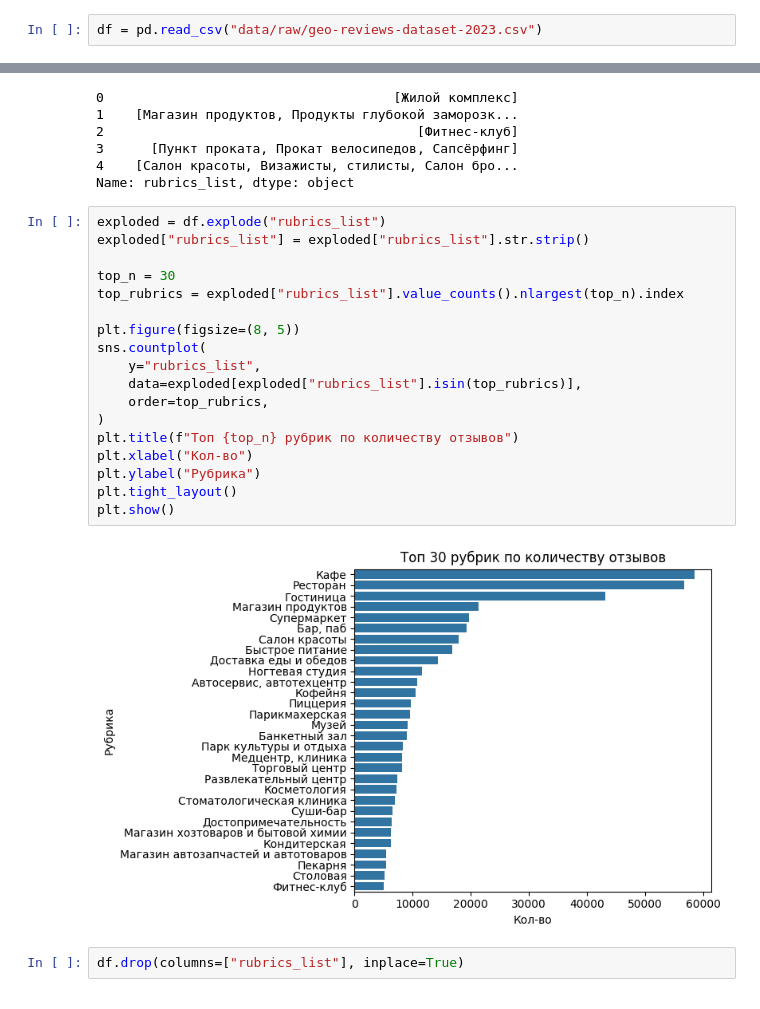
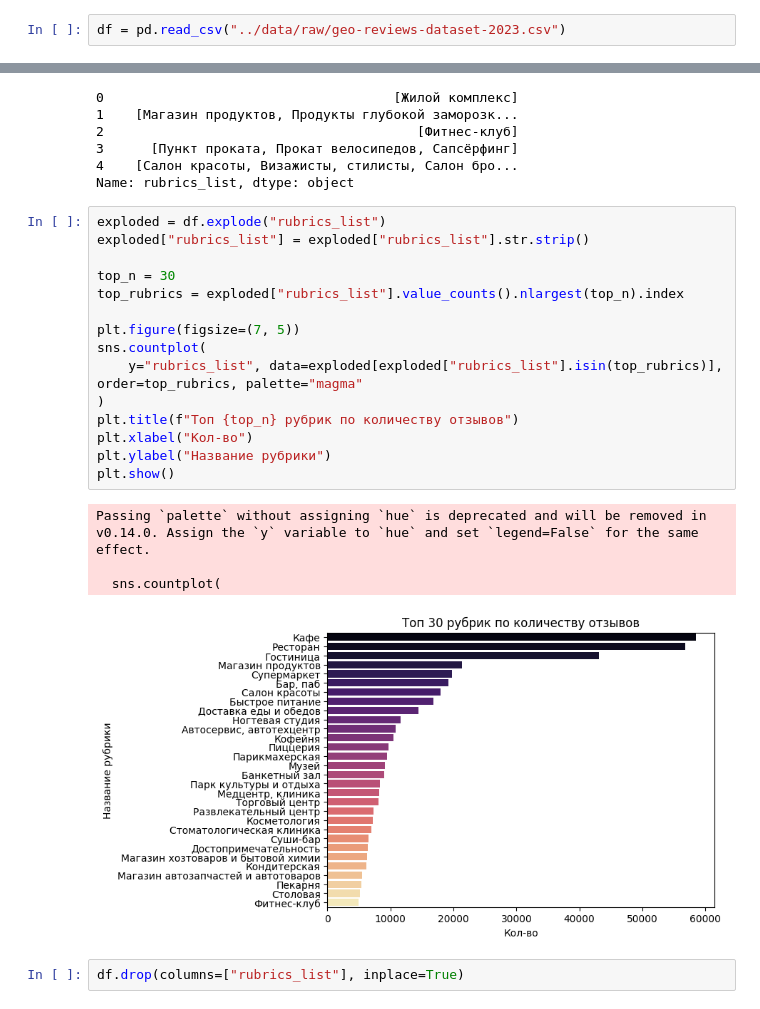
Before and after one commit to miem-refugees/travel-agent, a Jupyter notebook: notebooks/eda.ipynb, the cells around one changed output, grey strips where cells are left out. Saved outputs shown, nothing was run; the diff lists cells and outputs as text.

```diff
--- a/notebooks/eda.ipynb
+++ b/notebooks/eda.ipynb
@@ -15,7 +15,7 @@ from wordcloud import WordCloud
 if "google.colab" in sys.modules:
     !wget https://storage.yandexcloud.net/travel-rag/dataset/geo-reviews-dataset-2023.csv
 # %%
-df = pd.read_csv("data/raw/geo-reviews-dataset-2023.csv")
+df = pd.read_csv("../data/raw/geo-reviews-dataset-2023.csv")
 # %% [markdown]
 ## Basic info
 # %%
@@ -102,23 +102,23 @@ Name: rubrics_list, dtype: object
 # %%
 exploded = df.explode("rubrics_list")
 exploded["rubrics_list"] = exploded["rubrics_list"].str.strip()
 
 top_n = 30
 top_rubrics = exploded["rubrics_list"].value_counts().nlargest(top_n).index
 
-plt.figure(figsize=(8, 5))
+plt.figure(figsize=(7, 5))
 sns.countplot(
-    y="rubrics_list",
-    data=exploded[exploded["rubrics_list"].isin(top_rubrics)],
-    order=top_rubrics,
+    y="rubrics_list", data=exploded[exploded["rubrics_list"].isin(top_rubrics)], order=top_rubrics, palette="magma"
 )
 plt.title(f"Топ {top_n} рубрик по количеству отзывов")
 plt.xlabel("Кол-во")
-plt.ylabel("Рубрика")
-plt.tight_layout()
+plt.ylabel("Название рубрики")
 plt.show()
 # %% [output]
+Passing `palette` without assigning `hue` is deprecated and will be removed in v0.14.0. Assign the `y` variable to `hue` and set `legend=False` for the same effect.
+
+  sns.countplot(
-[figure, old version]
+[figure, new version]
 # %%
 df.drop(columns=["rubrics_list"], inplace=True)
 # %% [markdown]
```
Also changed, not shown: parts of 3 cells of this notebook.
